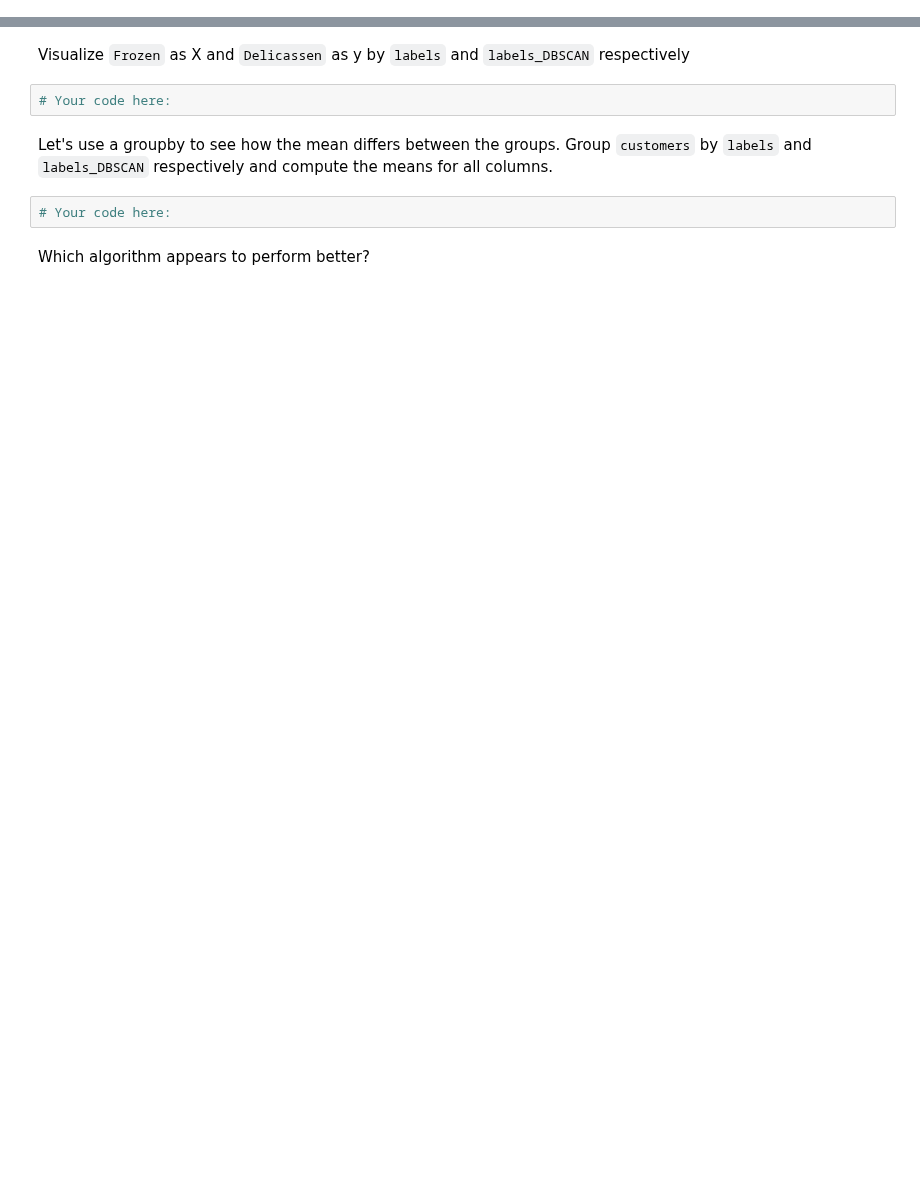
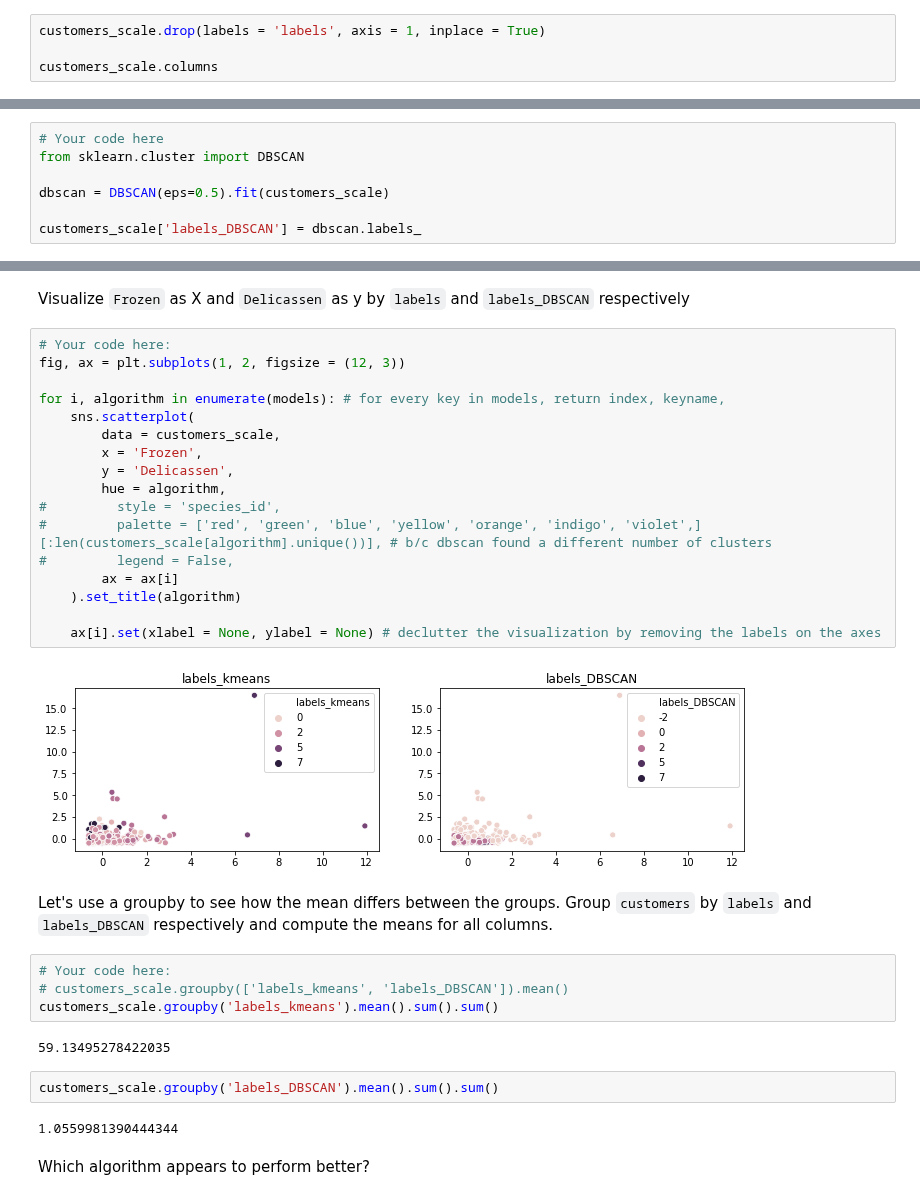
Before and after one commit to ironhack-labs/data-labs, a Jupyter notebook: module-3/lab-unsupervised-learning/your-code/main.ipynb, the cells around one changed output, grey strips where cells are left out. Drawn from its saved outputs; the diff is of its cells as text; blank space fills up the shorter version.

```diff
--- a/module-3/lab-unsupervised-learning/your-code/main.ipynb
+++ b/module-3/lab-unsupervised-learning/your-code/main.ipynb
@@ -74,0 +299,4 @@ Count the values in `labels`.
+# %%
+customers_scale.drop(labels = 'labels', axis = 1, inplace = True)
+
+customers_scale.columns
@@ -81,2 +311,9 @@ Now let's cluster the data using DBSCAN. Use `DBSCAN(eps=0.5)` to initiate the m
+# %%
+# Your code here
+from sklearn.cluster import DBSCAN
+
+dbscan = DBSCAN(eps=0.5).fit(customers_scale)
+
+customers_scale['labels_DBSCAN'] = dbscan.labels_
 # %% [markdown]
 Count the values in `labels_DBSCAN`.
@@ -103,10 +391,35 @@ Visualize `Grocery` as X and `Fresh` as y by `labels` and `labels_DBSCAN` respec
 # %% [markdown]
 Visualize `Frozen` as X and `Delicassen` as y by `labels` and `labels_DBSCAN` respectively
-# %%
-# Your code here:
+# %%
+# Your code here:
+fig, ax = plt.subplots(1, 2, figsize = (12, 3))
+
+for i, algorithm in enumerate(models): # for every key in models, return index, keyname,
+    sns.scatterplot(
+        data = customers_scale,
+        x = 'Frozen',
+        y = 'Delicassen',
+        hue = algorithm,
+#         style = 'species_id',
+#         palette = ['red', 'green', 'blue', 'yellow', 'orange', 'indigo', 'violet',][:len(customers_scale[algorithm].unique())], # b/c dbscan found a different number of clusters
+#         legend = False,
+        ax = ax[i]
+    ).set_title(algorithm)
+
+    ax[i].set(xlabel = None, ylabel = None) # declutter the visualization by removing the labels on the axes
+# %% [output]
+[figure, added]
 # %% [markdown]
 Let's use a groupby to see how the mean differs between the groups. Group `customers` by `labels` and `labels_DBSCAN` respectively and compute the means for all columns.
-# %%
-# Your code here:
+# %%
+# Your code here:
+# customers_scale.groupby(['labels_kmeans', 'labels_DBSCAN']).mean()
+customers_scale.groupby('labels_kmeans').mean().sum().sum()
+# %% [output]
+59.13495278422035
+# %%
+customers_scale.groupby('labels_DBSCAN').mean().sum().sum()
+# %% [output]
+1.0559981390444344
 # %% [markdown]
 Which algorithm appears to perform better?
```
Also changed, not shown: parts of 35 cells of this notebook.
